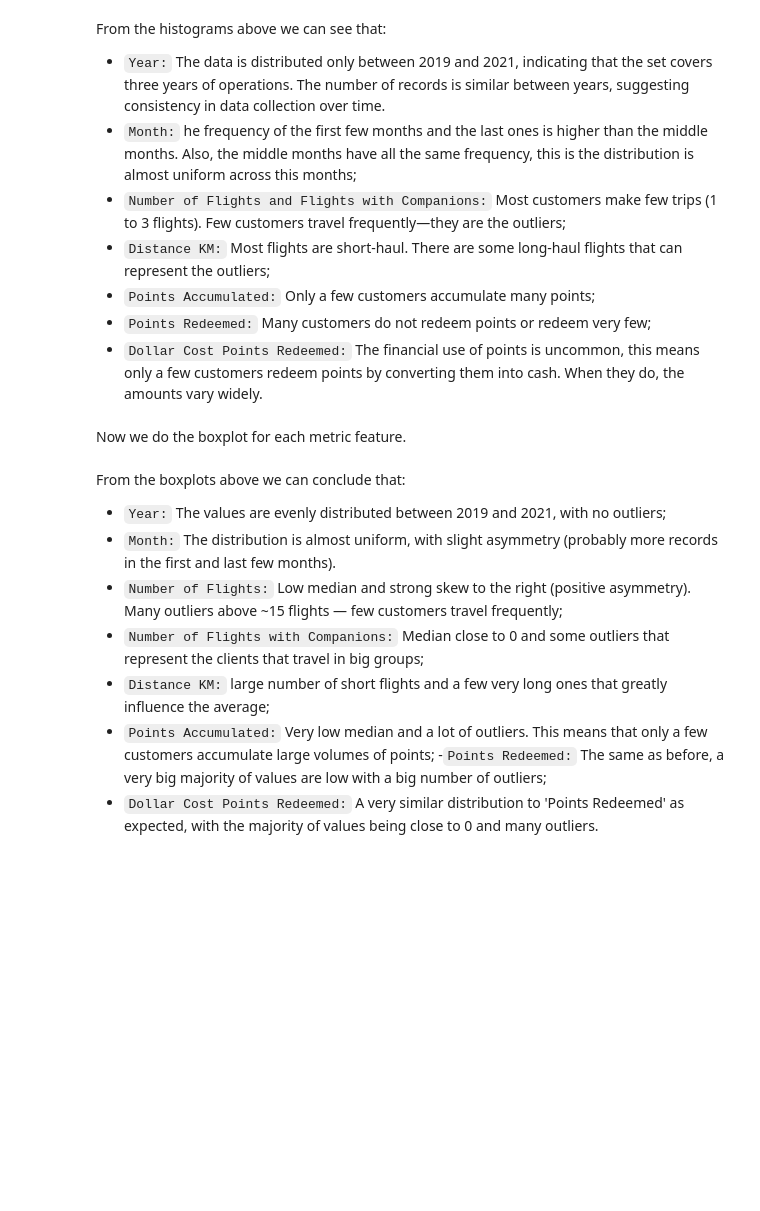
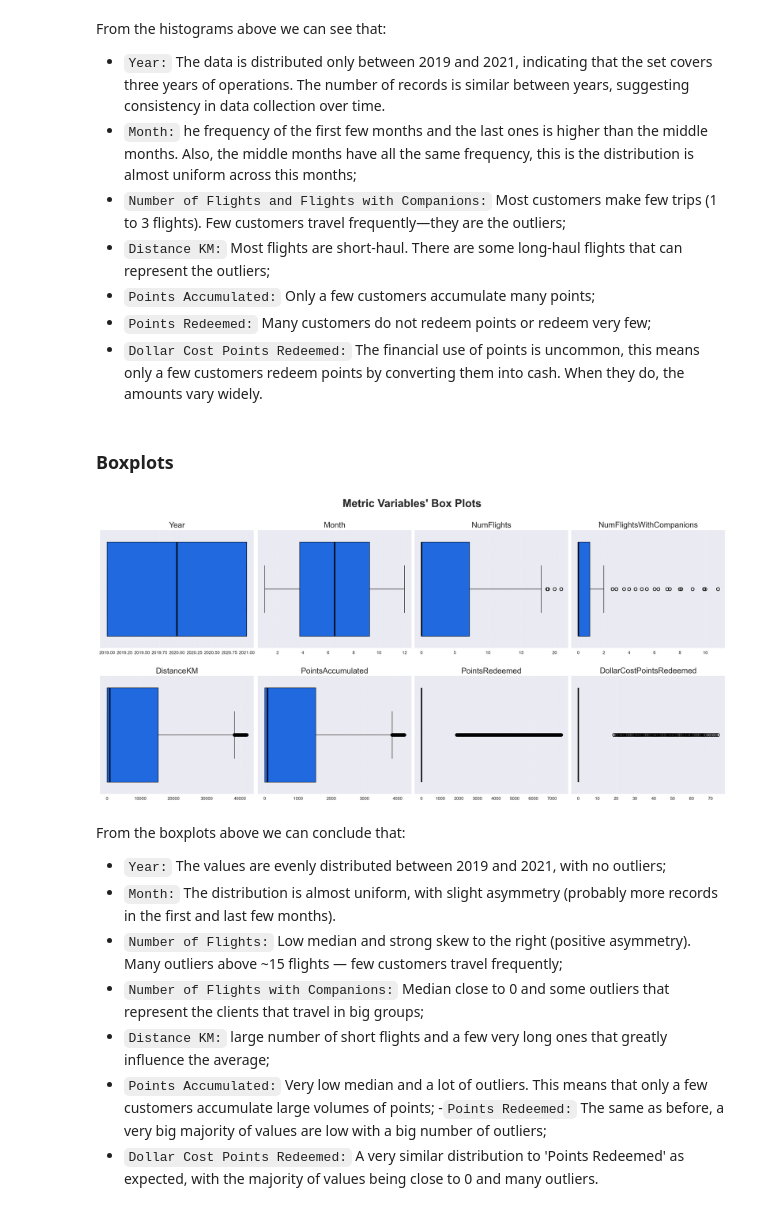
Before and after one commit to lourenco500/Data-Mining-Project, a Jupyter notebook: Data_Understanding_2.ipynb, the cells around one changed output. Saved outputs shown, nothing was run; the diff lists cells and outputs as text; code cells hidden in the pictures; blank space fills up the shorter version.

```diff
--- a/Data_Understanding_2.ipynb
+++ b/Data_Understanding_2.ipynb
@@ -91,43 +122,0 @@ Now we do the histograms for each metric feature.
-# %%
-# Set number of rows and columns
-sp_rows_FDB = 2
-sp_cols_FDB = ceil(len(metric_features_FDB) / sp_rows_FDB) # adapt the number of columns to the number of features
-
-# Set minimal style
-plt.style.use("seaborn-v0_8")
-
-# Create a canvas for the metric features
-fig, axes = plt.subplots(sp_rows_FDB,
-                         sp_cols_FDB,
-                         figsize=(20, 11),
-                         constrained_layout=True) # Adjust automatically spacing between subplot and labels
-
-# Increase vertical space between rows
-fig.set_constrained_layout_pads(h_pad=.2)
-
-# Plot data
-# Iterate across axes objects and associate each histogram
-for ax, feat in zip(axes.flatten(), metric_features_FDB):
-    # Set bins, change inside and edge color of the graphs for better contrast
-    ax.hist(flightsDB[feat], bins=12, color="#0062FF", edgecolor="black") # 12 bins to accomodate the feature 'month' and because no interpretability in the other graphs is lost
-
-    # Put title of each graph with bigger font
-    ax.set_title(feat, fontsize=16)
-
-    # Put grid with low opacity and dashed line so it's visible, but not distracting
-    ax.grid(True, linestyle="--", alpha=0.4)
-
-# Layout
-# Add title, make it bigger and bold and add space between title and first row of plots
-plt.suptitle("Metric Variables' Histograms",
-             fontsize = 25, fontweight="bold", y=1.05)
-
-
-# Create the folder '../figures/eda' if it doesn't already exist
-os.makedirs(os.path.join('..', 'figures', 'eda'), exist_ok=True)
-
-# Save figure to a png file in the folder created before
-plt.savefig(os.path.join('..', 'figures', 'eda', 'numeric_variables_histograms.png'), dpi=200)
-
-# Show plot
-plt.show()
@@ -142,7 +179,7 @@ From the histograms above we can see that:
 - `Points Redeemed:` Many customers do not redeem points or redeem very few;
 - `Dollar Cost Points Redeemed:` The financial use of points is uncommon, this means only a few customers redeem points by converting them into cash. When they do, the amounts vary widely.
 # %% [markdown]
-Now we do the boxplot for each metric feature.
+### Boxplots
 # %%
 # Prepare figure. Create individual axes where each histogram will be placed
 fig, axes = plt.subplots(sp_rows_FDB,
@@ -160,34 +197,36 @@ for ax, feat in zip(axes.flatten(), metric_features_FDB):
                 # Set inside color to blue
                 color="#0062FF",
                 # Set line colors to black
                 boxprops=dict(edgecolor="black"),
                 whiskerprops=dict(color="black"),
                 capprops=dict(color="black"),
-                medianprops=dict(color="black"),
+                medianprops=dict(color="black", linewidth=3),
                 flierprops=dict(markeredgecolor="black"))
 
     # Put grid with low opacity and dashed line so it's visible, but not distracting
     ax.grid(True, linestyle="--", alpha=0.4)
 
     # Put title of each graph with bigger font
     ax.set_title(feat, fontsize=18)
 
     # Hide x label since we already have the boxlplot title at the top
     ax.set_xlabel("")
 
 # Layout
 # Add title and make it bigger
 plt.suptitle("Metric Variables' Box Plots",
              fontsize = 25, fontweight="bold")
 
 # Create the folder '../figures/eda' if it doesn't already exist
 os.makedirs(os.path.join('..', 'figures', 'eda'), exist_ok=True)
 
 # Save figure to a png file in the folder created before
 plt.savefig(os.path.join('..', 'figures', 'eda', 'numeric_variables_boxplots.png'), dpi=200)
 
 # Show plot
 plt.show()
+# %% [output]
+[figure, added]
 # %% [markdown]
 From the boxplots above we can conclude that:
 
```
Also changed, not shown: parts of 15 cells of this notebook, 1 other file.
